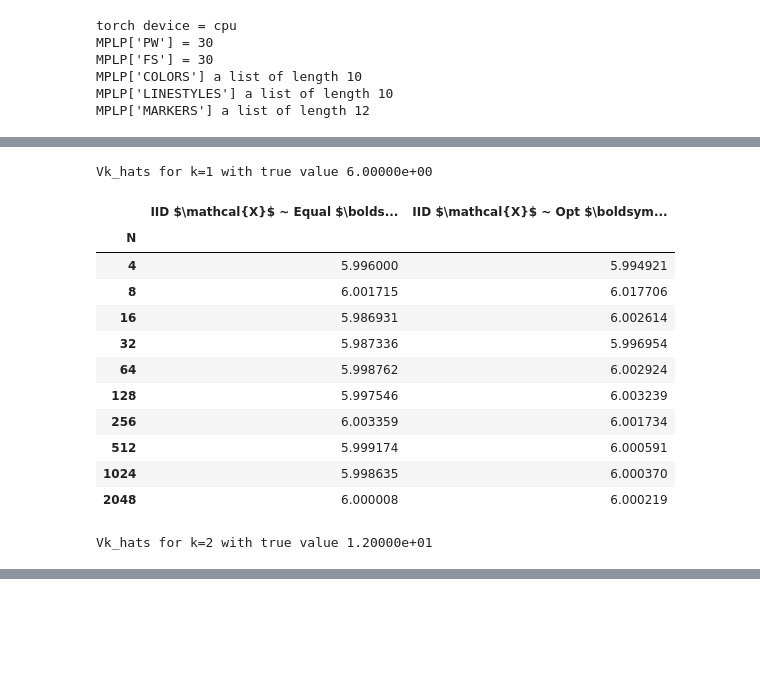
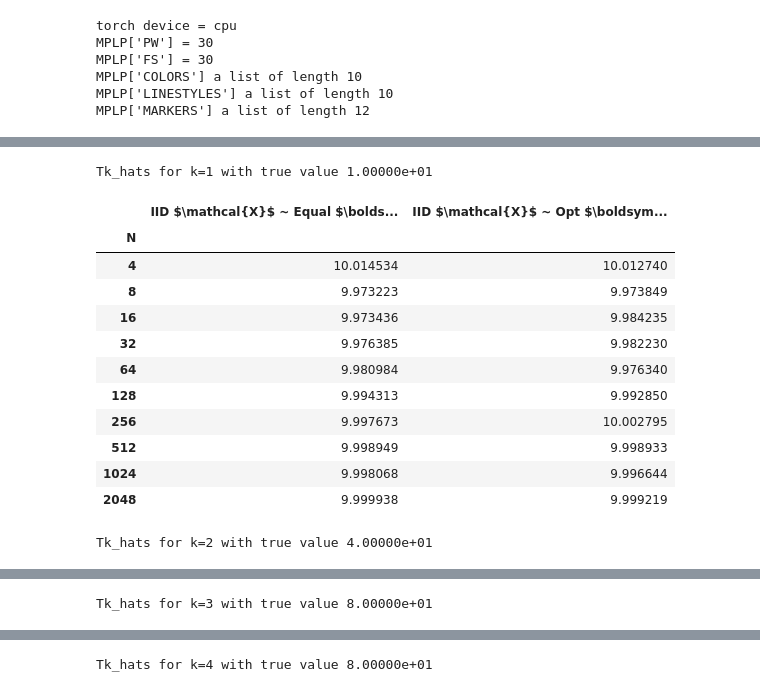
Before and after one commit to alegresor/rmatqmcpy, a Jupyter notebook: docs/examples/intrinsic_volumes.ipynb, the cells around one changed output, grey strips where cells are left out. Cells and saved outputs as stored; diff of their text form; code cells hidden in the pictures; blank space fills up the shorter version.

```diff
--- a/docs/examples/intrinsic_volumes.ipynb
+++ b/docs/examples/intrinsic_volumes.ipynb
@@ -26,10 +26,10 @@ MPLP['LINESTYLES'] a list of length 10
 MPLP['MARKERS'] a list of length 12
 # %%
 body = "cube" # cube,random
-p = 3 # 2,3
+p = 4 # 2,3
 n = 5 # 3,5
-nu = 5/2 # 3/2,5/2
-log2_N_ref = 25#22 # 25,23
+nu = 3/2 # 3/2,5/2
+log2_N_ref = 25
 log2_N_max = 11 # 12,11
 log2_N_rho = 11
 trials = 100
@@ -41,21 +41,21 @@ print("log2_N_max = %s"%log2_N_max)
 print("log2_N_rho = %s"%log2_N_rho)
 if body=="cube": # cube [-1,1]^n
     Z = torch.tensor([[2*int(b)-1 for b in np.binary_repr(k,width=n)] for k in range(2**n)],dtype=float,device=DEVICE)
-    Vk_true = (agsutil.comb(torch.tensor(n,device=DEVICE),torch.arange(n+1,device=DEVICE))*2**torch.arange(n+1,device=DEVICE))[:(1+p)]
+    Tk_true = (agsutil.comb(torch.tensor(n,device=DEVICE),torch.arange(n+1,device=DEVICE))*2**torch.arange(n+1,device=DEVICE))[:(1+p)]
 elif body=="random": # convex hull of random normal points
     Z = torch.randn(10,n,device=DEVICE)
-    Vk_true = torch.nan*torch.ones(n+1,device=DEVICE)
+    Tk_true = torch.nan*torch.ones(n+1,device=DEVICE)
 else: raise Exception("invalid body = %s"%body)
 print("Z.shape = %s"%str(tuple(Z.shape)))
 print("Z = \n%s"%str(Z))
-print("Vk_true = %s"%Vk_true)
+print("Tk_true = %s"%Tk_true)
 nvec = torch.arange(n+1,device=DEVICE)
 logkappa = (nvec/2)*np.log(np.pi)-torch.lgamma(nvec/2+1)
 print("logkappa.shape = %s"%str(tuple(logkappa.shape)))
 print("kappa = torch.exp(logkappa) = %s"%torch.exp(logkappa))
-coeff_Vk = torch.exp(agsutil.logcomb(nvec[-1],nvec)+logkappa[-1]-logkappa-torch.flip(logkappa,dims=(0,)))
-print("coeff_Vk.shape = %s"%str(tuple(coeff_Vk.shape)))
-print("coeff_Vk = %s"%coeff_Vk)
+coeff_Tk = torch.exp(agsutil.logcomb(nvec[-1],nvec)+logkappa[-1]-logkappa-torch.flip(logkappa,dims=(0,)))
+print("coeff_Tk.shape = %s"%str(tuple(coeff_Tk.shape)))
+print("coeff_Tk = %s"%coeff_Tk)
 delta = torch.tensor([max(p+1-i,1) for i in range(n)],device=DEVICE,dtype=float)
 delta = delta/torch.linalg.norm(delta)
 _,_inv_m,m = delta.unique(return_inverse=True,return_counts=True)
@@ -113,7 +113,7 @@ def approx_intrinsic_volumes(q, w):
             continue
         for i in range(n):
             vols[k,i] = scipy.spatial.ConvexHull(Zk[i].cpu().numpy()).volume
-    Vi_hat = coeff_Vk[:(1+p)]*(vols*w).sum(-1)
+    Vi_hat = coeff_Tk[:(1+p)]*(vols*w).sum(-1)
     return Vi_hat
 # %%
 genf_ld_optw_decomp = [
@@ -125,7 +125,7 @@ genf_ld_optw_decomp = [
 N = 2**torch.arange(2,log2_N_max+1)
 seeds = [i for i in range(trials)]
 wces = torch.nan*torch.empty((len(genf_ld_optw_decomp),len(N),trials))
-Vk_hats = torch.nan*torch.empty((len(genf_ld_optw_decomp),len(N),trials,1+p))
+Tk_hats = torch.nan*torch.empty((len(genf_ld_optw_decomp),len(N),trials,1+p))
 errors = torch.nan*torch.empty((len(genf_ld_optw_decomp),len(N),trials,1+p))
 t0 = time.perf_counter()
 for i,(key,ld,optw,decomp) in enumerate(genf_ld_optw_decomp):
@@ -136,7 +136,7 @@ for i,(key,ld,optw,decomp) in enumerate(genf_ld_optw_decomp):
     for j in range(len(N)):
         print("    N = %d"%N[j])
         for t in range(trials):
-            q = rand_decomp(N=N[j],n=n,seed=seeds[t],device=DEVICE,qp_unif_gen=qp_unif_gen)
+            q = rand_decomp(N=N[j],n=n,k=n,seed=seeds[t],device=DEVICE,qp_unif_gen=qp_unif_gen)
             x = torch.einsum("...ij,...j,...kj->...ik",q,delta.to(q.dtype),q)
             if optw:
                 w,wce2_p_kmean = rmatqmcpy.opt_weights_sum_1(x,kernel)
@@ -145,10 +145,10 @@ for i,(key,ld,optw,decomp) in enumerate(genf_ld_optw_decomp):
                 kmat = kernel(x[:,None,:,:],x[None,:,:,:])
                 wce2_p_kmean = torch.einsum("...i,...ij,...j->...",w,kmat,w) # (...,)
             wces[i,j,t] = np.sqrt(max(0,float(wce2_p_kmean.cpu()-kmean)))
-            Vk_hats[i,j,t,:] = approx_intrinsic_volumes(q=q,w=w)
-            errors[i,j,t,:] = torch.abs(Vk_hats[i,j,t,:]-Vk_true.cpu())
+            Tk_hats[i,j,t,:] = approx_intrinsic_volumes(q=q,w=w)
+            errors[i,j,t,:] = torch.abs(Tk_hats[i,j,t,:]-Tk_true.cpu())
             with np.printoptions(formatter={"float":lambda x: "%.1e"%x}):
-                print("        trial %-10d time %-10.1f Vk_hat = %-40s error = %-40s wce = %.1e"%(t,time.perf_counter()-t0,Vk_hats[i,j,t,:].cpu().numpy(),errors[i,j,t,:] .cpu().numpy(),wces[i,j,t]))
+                print("        trial %-10d time %-10.1f Tk_hat = %-40s error = %-40s wce = %.1e"%(t,time.perf_counter()-t0,Tk_hats[i,j,t,:].cpu().numpy(),errors[i,j,t,:] .cpu().numpy(),wces[i,j,t]))
 # %% [output]
 IID $\mathcal{X}$ ~ Equal $\boldsymbol{w}$
     N = 4
@@ -170,9 +189,9 @@ IID $\mathcal{X}$ ~ Equal $\boldsymbol{w}$
 # %%
-VK_hats_means = Vk_hats.mean(-2)
+TK_hats_means = Tk_hats.mean(-2)
 fig,ax = pyplot.subplots(nrows=1,ncols=p,figsize=(MPLP["PW"],MPLP["PW"]/p),sharex=True,sharey=False)
 for i,(key,*_) in enumerate(genf_ld_optw_decomp):
     for k in range(1,p+1):
-        ax[k-1].plot(N,VK_hats_means[i,:,k],color=MPLP["COLORS"][i],marker=MPLP["MARKERS"][i],label=key if k==1 else None)
+        ax[k-1].plot(N,TK_hats_means[i,:,k],color=MPLP["COLORS"][i],marker=MPLP["MARKERS"][i],label=key if k==1 else None)
 for k in range(1,p+1):
     ax[k-1].set_xscale("log",base=2)
     ax[k-1].set_xlabel(r"$N$")
@@ -245,24 +264,24 @@ WCEs
 # %%
 for k in range(1,p+1):
-    Vk_hats_df_k = pd.DataFrame(Vk_hats[...,k].mean(-1).T,columns=[name for (name,*_) in genf_ld_optw_decomp])
-    Vk_hats_df_k['N'] = N
-    Vk_hats_df_k = Vk_hats_df_k.set_index('N')
-    print(r"Vk_hats for k=%d with true value %.5e"%(k,Vk_true[k]))
-    display(Vk_hats_df_k);
+    Tk_hats_df_k = pd.DataFrame(Tk_hats[...,k].mean(-1).T,columns=[name for (name,*_) in genf_ld_optw_decomp])
+    Tk_hats_df_k['N'] = N
+    Tk_hats_df_k = Tk_hats_df_k.set_index('N')
+    print(r"Tk_hats for k=%d with true value %.5e"%(k,Tk_true[k]))
+    display(Tk_hats_df_k);
 # %% [output]
-Vk_hats for k=1 with true value 6.00000e+00
+Tk_hats for k=1 with true value 1.00000e+01
 |  | IID $\mathcal{X}$ ~ Equal $\bolds... | IID $\mathcal{X}$ ~ Opt $\boldsym... |
 | N |  |  |
-| 4 | 5.996000 | 5.994921 |
-| 8 | 6.001715 | 6.017706 |
-| 16 | 5.986931 | 6.002614 |
-| 32 | 5.987336 | 5.996954 |
-| 64 | 5.998762 | 6.002924 |
-| 128 | 5.997546 | 6.003239 |
-| 256 | 6.003359 | 6.001734 |
-| 512 | 5.999174 | 6.000591 |
-| 1024 | 5.998635 | 6.000370 |
-| 2048 | 6.000008 | 6.000219 |
+| 4 | 10.014534 | 10.012740 |
+| 8 | 9.973223 | 9.973849 |
+| 16 | 9.973436 | 9.984235 |
+| 32 | 9.976385 | 9.982230 |
+| 64 | 9.980984 | 9.976340 |
+| 128 | 9.994313 | 9.992850 |
+| 256 | 9.997673 | 10.002795 |
+| 512 | 9.998949 | 9.998933 |
+| 1024 | 9.998068 | 9.996644 |
+| 2048 | 9.999938 | 9.999219 |
-Vk_hats for k=2 with true value 1.20000e+01
+Tk_hats for k=2 with true value 4.00000e+01
 |  | IID $\mathcal{X}$ ~ Equal $\bolds... | IID $\mathcal{X}$ ~ Opt $\boldsym... |
 | N |  |  |
@@ -278,0 +298 @@ Vk_hats for k=2 with true value 1.20000e+01
+Tk_hats for k=3 with true value 8.00000e+01
@@ -278,0 +311 @@ Vk_hats for k=2 with true value 1.20000e+01
+Tk_hats for k=4 with true value 8.00000e+01
```
Also changed, not shown: parts of 9 cells of this notebook, 1 other file.
